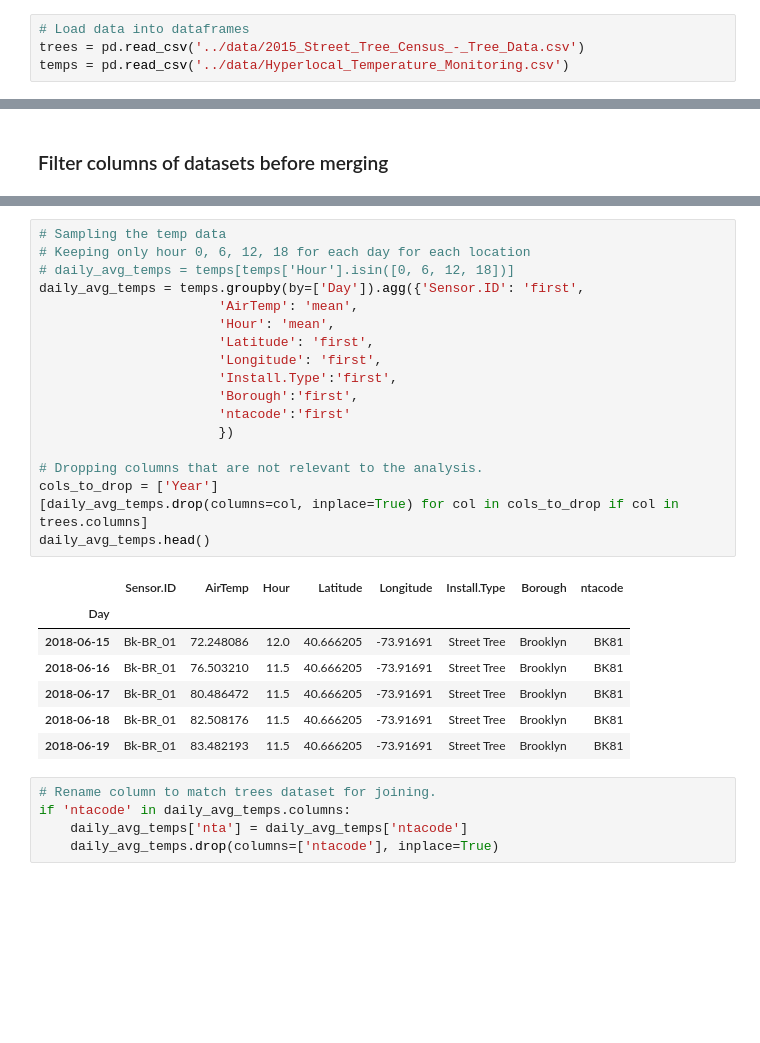
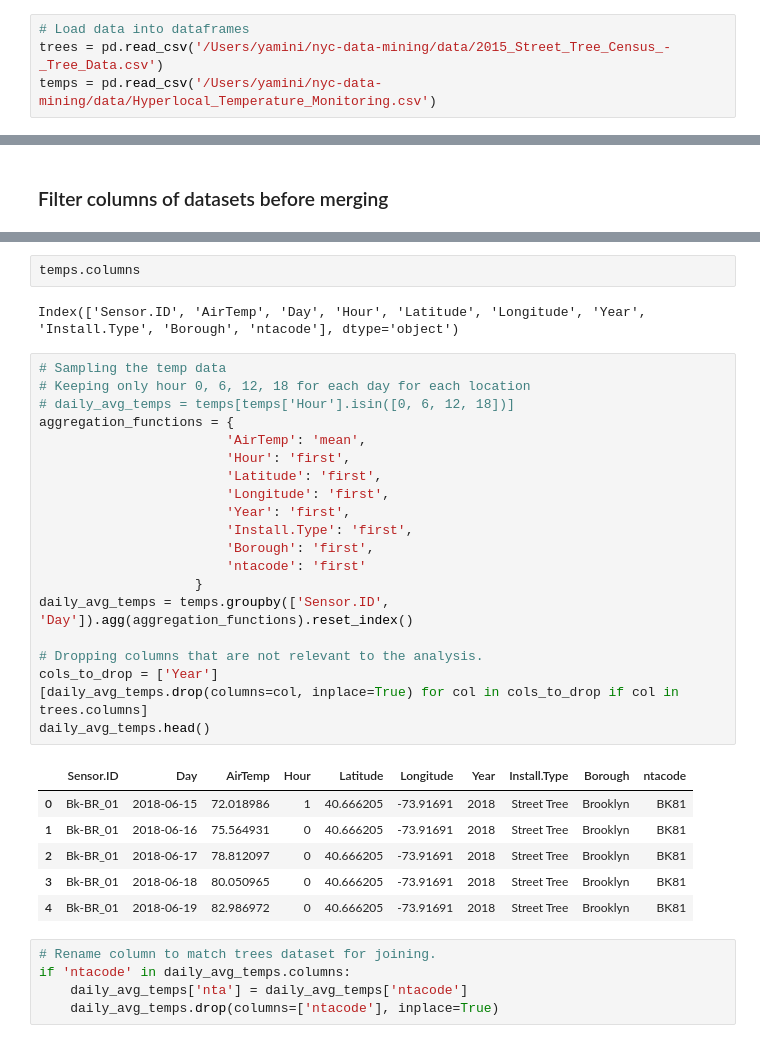
Before and after one commit to yaminivibha/DataMiningNYCTemps, a Jupyter notebook: lib/data-processing.ipynb, the cells around one changed output, grey strips where cells are left out. Drawn from its saved outputs; the diff is of its cells as text; blank space fills up the shorter version.

Commit message:
fixing data processing-groupby and adding data exploration

```diff
--- a/lib/data-processing.ipynb
+++ b/lib/data-processing.ipynb
@@ -7,8 +7,8 @@ pd.set_option('display.max_columns', 500)
 pd.set_option('display.width', 1000)
 # %%
 # Load data into dataframes
-trees = pd.read_csv('../data/2015_Street_Tree_Census_-_Tree_Data.csv')
-temps = pd.read_csv('../data/Hyperlocal_Temperature_Monitoring.csv')
+trees = pd.read_csv('/Users/yamini/nyc-data-mining/data/2015_Street_Tree_Census_-_Tree_Data.csv')
+temps = pd.read_csv('/Users/yamini/nyc-data-mining/data/Hyperlocal_Temperature_Monitoring.csv')
 # %% [markdown]
 ###  Convert Datatypes for all columns in `temps` and `trees` to reduce memory usage and enable comparisons
 # %%
@@ -127,32 +127,37 @@ trees.head()
 | 2 | 204026 | 2015-09-05 | 3 | 0 | OnCurb | Alive | Good | Gleditsia triacanthos var. inermis | honeylocust | 1or2 | ... |
 | 3 | 204337 | 2015-09-05 | 10 | 0 | OnCurb | Alive | Good | Gleditsia triacanthos var. inermis | honeylocust | None | ... |
 | 4 | 189565 | 2015-08-30 | 21 | 0 | OnCurb | Alive | Good | Tilia americana | American linden | None | ... |
+# %%
+temps.columns
+# %% [output]
+Index(['Sensor.ID', 'AirTemp', 'Day', 'Hour', 'Latitude', 'Longitude', 'Year', 'Install.Type', 'Borough', 'ntacode'], dtype='object')
 # %%
 # Sampling the temp data
 # Keeping only hour 0, 6, 12, 18 for each day for each location
 # daily_avg_temps = temps[temps['Hour'].isin([0, 6, 12, 18])]
-daily_avg_temps = temps.groupby(by=['Day']).agg({'Sensor.ID': 'first',
-                       'AirTemp': 'mean',
-                       'Hour': 'mean',
-                       'Latitude': 'first',
-                       'Longitude': 'first',
-                       'Install.Type':'first',
-                       'Borough':'first',
-                       'ntacode':'first'
-                       })
+aggregation_functions = {
+                        'AirTemp': 'mean',
+                        'Hour': 'first',
+                        'Latitude': 'first',
+                        'Longitude': 'first',
+                        'Year': 'first',
+                        'Install.Type': 'first',
+                        'Borough': 'first',
+                        'ntacode': 'first'
+                    }
+daily_avg_temps = temps.groupby(['Sensor.ID', 'Day']).agg(aggregation_functions).reset_index()
 
 # Dropping columns that are not relevant to the analysis.
 cols_to_drop = ['Year']
 [daily_avg_temps.drop(columns=col, inplace=True) for col in cols_to_drop if col in trees.columns]
 daily_avg_temps.head()
 # %% [output]
-|  | Sensor.ID | AirTemp | Hour | Latitude | Longitude | Install.Type | Borough | ntacode |
-| Day |  |  |  |  |  |  |  |  |
-| 2018-06-15 | Bk-BR_01 | 72.248086 | 12.0 | 40.666205 | -73.91691 | Street Tree | Brooklyn | BK81 |
-| 2018-06-16 | Bk-BR_01 | 76.503210 | 11.5 | 40.666205 | -73.91691 | Street Tree | Brooklyn | BK81 |
-| 2018-06-17 | Bk-BR_01 | 80.486472 | 11.5 | 40.666205 | -73.91691 | Street Tree | Brooklyn | BK81 |
-| 2018-06-18 | Bk-BR_01 | 82.508176 | 11.5 | 40.666205 | -73.91691 | Street Tree | Brooklyn | BK81 |
-| 2018-06-19 | Bk-BR_01 | 83.482193 | 11.5 | 40.666205 | -73.91691 | Street Tree | Brooklyn | BK81 |
+|  | Sensor.ID | Day | AirTemp | Hour | Latitude | Longitude | Year | Install.Type | Borough | ntacode |
+| 0 | Bk-BR_01 | 2018-06-15 | 72.018986 | 1 | 40.666205 | -73.91691 | 2018 | Street Tree | Brooklyn | BK81 |
+| 1 | Bk-BR_01 | 2018-06-16 | 75.564931 | 0 | 40.666205 | -73.91691 | 2018 | Street Tree | Brooklyn | BK81 |
+| 2 | Bk-BR_01 | 2018-06-17 | 78.812097 | 0 | 40.666205 | -73.91691 | 2018 | Street Tree | Brooklyn | BK81 |
+| 3 | Bk-BR_01 | 2018-06-18 | 80.050965 | 0 | 40.666205 | -73.91691 | 2018 | Street Tree | Brooklyn | BK81 |
+| 4 | Bk-BR_01 | 2018-06-19 | 82.986972 | 0 | 40.666205 | -73.91691 | 2018 | Street Tree | Brooklyn | BK81 |
 # %%
 # Rename column to match trees dataset for joining.
 if 'ntacode' in daily_avg_temps.columns:
```
Also changed, not shown: parts of 6 cells of this notebook, 1 other file.
